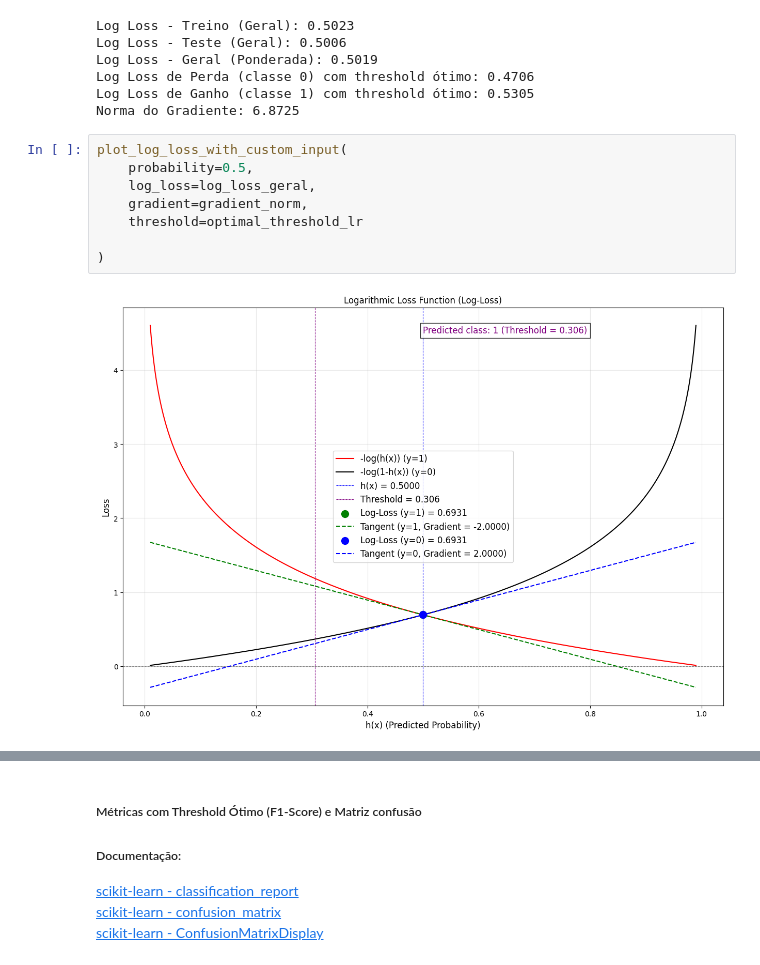
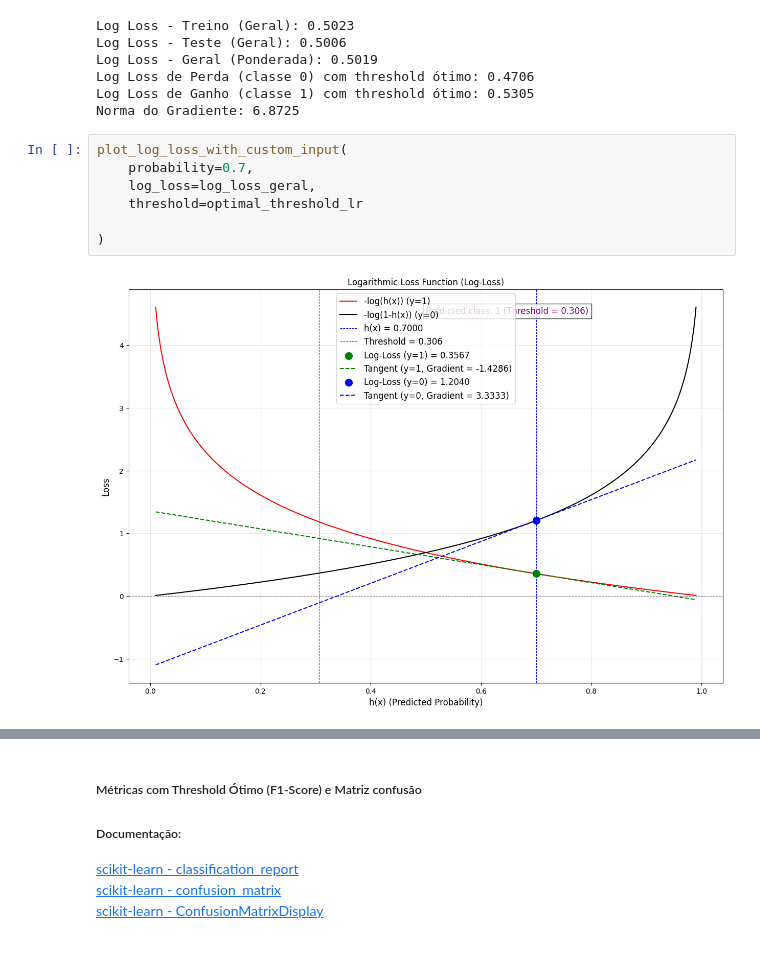
Before and after one commit to RodrigoCamposDS/churn-prediction, a Jupyter notebook: project/notebooks/05-evaluation.ipynb, the cells around one changed output, grey strips where cells are left out. Saved outputs shown, nothing was run; the diff lists cells and outputs as text.

```diff
--- a/project/notebooks/05-evaluation.ipynb
+++ b/project/notebooks/05-evaluation.ipynb
@@ -164,14 +164,13 @@ Log Loss de Ganho (classe 1) com threshold ótimo: 0.5305
 Norma do Gradiente: 6.8725
 # %%
 plot_log_loss_with_custom_input(
-    probability=0.5,
+    probability=0.7,
     log_loss=log_loss_geral,
-    gradient=gradient_norm,
     threshold=optimal_threshold_lr
 
 )
 # %% [output]
-[figure, old version]
+[figure, new version]
 # %%
 monitorar_custo_gradiente(model_lr, X_train, y_train, max_iter=100, nome_arquivo='Evolução da Função de Custo e do Gradiente')
 # %% [output]
```
Also changed, not shown: parts of 7 cells of this notebook, 8 other files.
